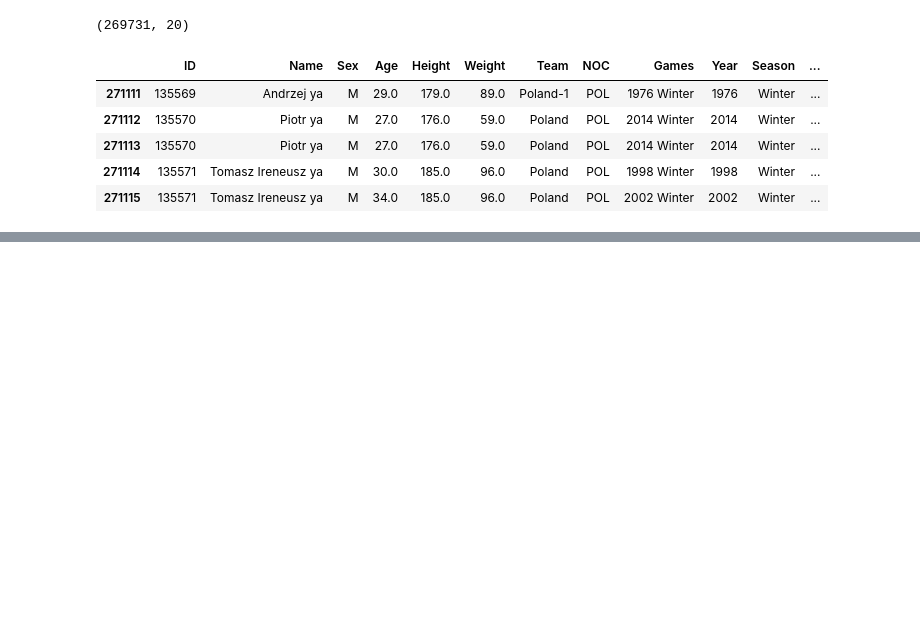
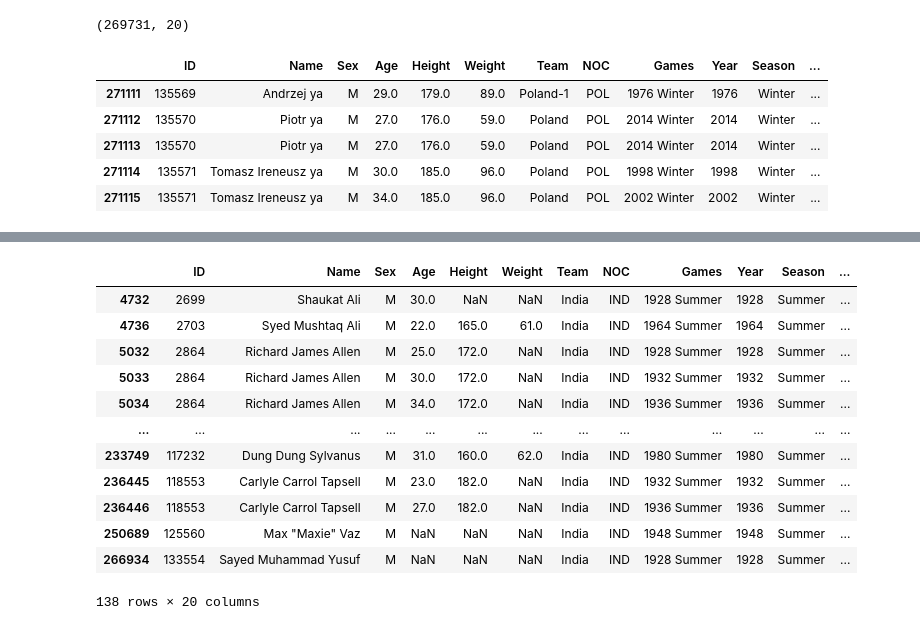
Before and after one commit to V415hT313/Olympics_survey, a Jupyter notebook: Olympics-analysis.ipynb, the cells around one changed output, grey strips where cells are left out. Drawn from its saved outputs; the diff is of its cells as text; code cells hidden in the pictures; blank space fills up the shorter version.

Commit message:
medal Tally2

```diff
--- a/Olympics-analysis.ipynb
+++ b/Olympics-analysis.ipynb
@@ -158,0 +162,16 @@ df.groupby('NOC').sum()[['Gold', 'Silver', 'Bronze']].sort_values('Gold', ascend
+# %%
+df[(df['NOC'] == 'IND') & (df['Medal'] == 'Gold')]
+# %% [output]
+|  | ID | Name | Sex | Age | Height | Weight | Team | NOC | Games | Year | Season | ... |
+| 4732 | 2699 | Shaukat Ali | M | 30.0 | NaN | NaN | India | IND | 1928 Summer | 1928 | Summer | ... |
+| 4736 | 2703 | Syed Mushtaq Ali | M | 22.0 | 165.0 | 61.0 | India | IND | 1964 Summer | 1964 | Summer | ... |
+| 5032 | 2864 | Richard James Allen | M | 25.0 | 172.0 | NaN | India | IND | 1928 Summer | 1928 | Summer | ... |
+| 5033 | 2864 | Richard James Allen | M | 30.0 | 172.0 | NaN | India | IND | 1932 Summer | 1932 | Summer | ... |
+| 5034 | 2864 | Richard James Allen | M | 34.0 | 172.0 | NaN | India | IND | 1936 Summer | 1936 | Summer | ... |
+| ... | ... | ... | ... | ... | ... | ... | ... | ... | ... | ... | ... | ... |
+| 233749 | 117232 | Dung Dung Sylvanus | M | 31.0 | 160.0 | 62.0 | India | IND | 1980 Summer | 1980 | Summer | ... |
+| 236445 | 118553 | Carlyle Carrol Tapsell | M | 23.0 | 182.0 | NaN | India | IND | 1932 Summer | 1932 | Summer | ... |
+| 236446 | 118553 | Carlyle Carrol Tapsell | M | 27.0 | 182.0 | NaN | India | IND | 1936 Summer | 1936 | Summer | ... |
+| 250689 | 125560 | Max "Maxie" Vaz | M | NaN | NaN | NaN | India | IND | 1948 Summer | 1948 | Summer | ... |
+| 266934 | 133554 | Sayed Muhammad Yusuf | M | NaN | NaN | NaN | India | IND | 1928 Summer | 1928 | Summer | ... |
+138 rows × 20 columns
```
Also changed, not shown: parts of 5 cells of this notebook.
